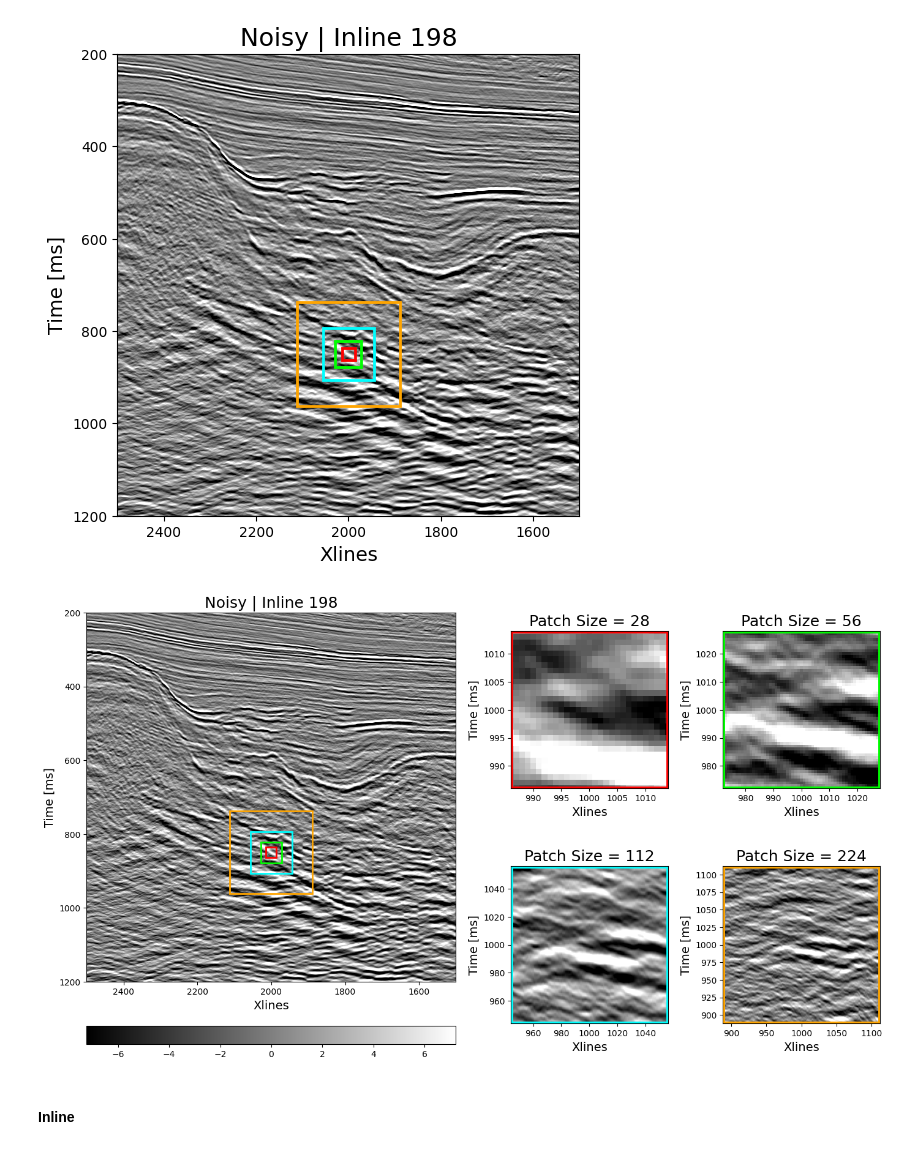
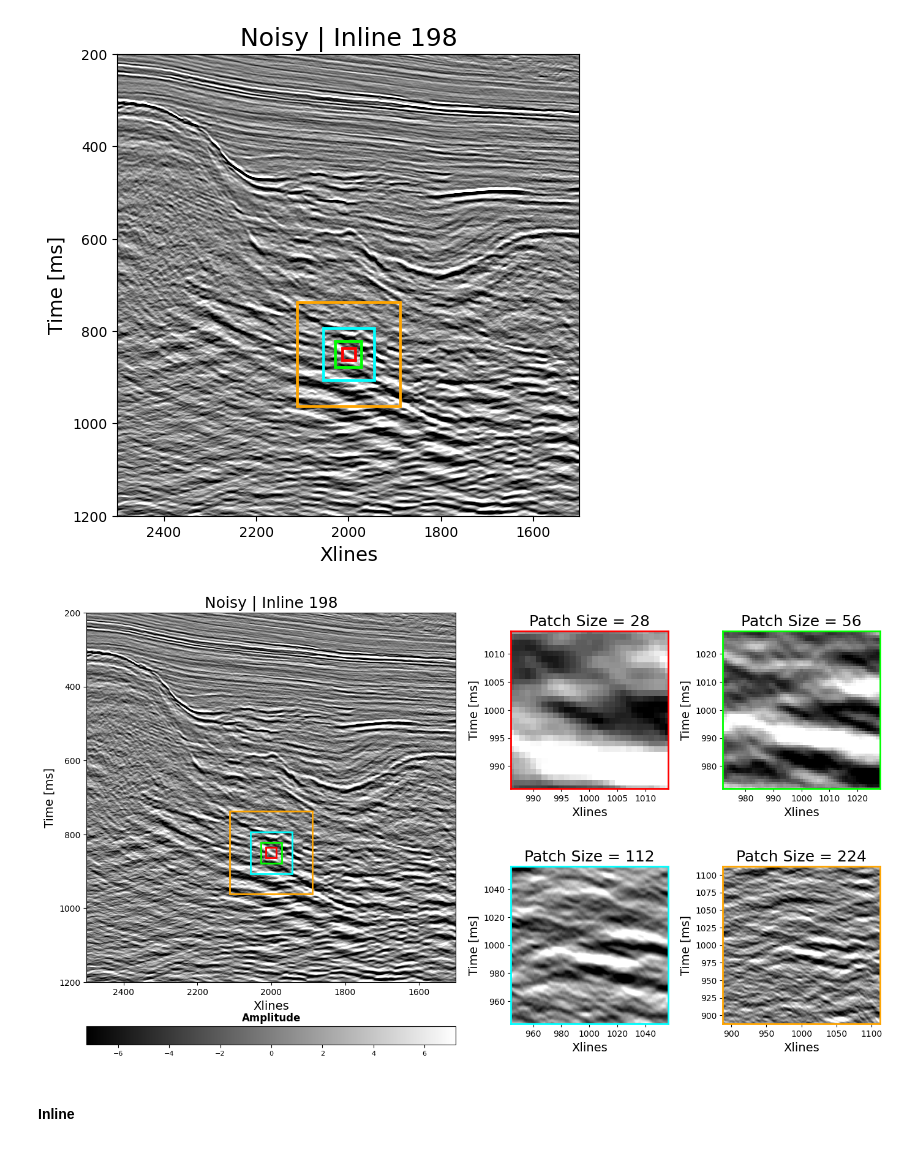
Before and after one commit to roderickperez/autoencoders, a Jupyter notebook: notebooks/Seismic/1_2D_Patch_Extraction.ipynb, the cells around one changed output. Drawn from its saved outputs; the diff is of its cells as text; code cells hidden in the pictures.

Commit message:
Increase frame size and change color in Figure 2

```diff
--- a/notebooks/Seismic/1_2D_Patch_Extraction.ipynb
+++ b/notebooks/Seismic/1_2D_Patch_Extraction.ipynb
@@ -248,57 +252,87 @@ for i in patchSizeList:
     color_frames = color_frames[1:]
 
 # Add horizontal colorbar
-plt.colorbar(orientation='horizontal', pad = 0.1, fraction = 0.05)
+cb = plt.colorbar(orientation='horizontal', pad = 0.1, fraction = 0.05)
+cb.ax.set_title('Amplitude', fontsize=12, weight='bold')
+cb.ax.tick_params(labelsize=8)
+
 
 plt.subplot(2,4,3)
+ax = plt.gca()
+ax.spines['bottom'].set_color('red')
+ax.spines['top'].set_color('red')
+ax.spines['right'].set_color('red')
+ax.spines['left'].set_color('red')
+ax.spines['bottom'].set_linewidth(2.0)
+ax.spines['top'].set_linewidth(2.0)
+ax.spines['right'].set_linewidth(2.0)
+ax.spines['left'].set_linewidth(2.0)
+
 plt.imshow(cubeNoisy[iline, :, :].T, cmap = 'gray', aspect='equal', vmin = -amplitude_max, vmax = amplitude_max)
 plt.xlabel('Xlines', fontsize = 14)
 plt.ylabel('Time [ms]', fontsize = 14)
 plt.title('Patch Size = 28', fontsize = 18)
 plt.xlim((2500 - 1500)-(28/2), (2500 - 1500)+(28/2))
 plt.ylim((1200-200)-(28/2), (1200-200)+(28/2))
-center_rect_x = (2500 - 1500)-(28/2)
-center_rect_y = (1200-200)-(28/2)
-rect = patches.Rectangle((center_rect_x, center_rect_y), 28, 28, linewidth=5.0, edgecolor='red', facecolor='none')
-plt.gca().add_patch(rect)
 
 plt.subplot(2,4,4)
+ax = plt.gca()
+ax.spines['bottom'].set_color('lime')
+ax.spines['top'].set_color('lime')
+ax.spines['right'].set_color('lime')
+ax.spines['left'].set_color('lime')
+
+ax.spines['bottom'].set_linewidth(2.0)
+ax.spines['top'].set_linewidth(2.0)
+ax.spines['right'].set_linewidth(2.0)
+ax.spines['left'].set_linewidth(2.0)
+
 plt.imshow(cubeNoisy[iline, :, :].T, cmap = 'gray', aspect='equal', vmin = -amplitude_max, vmax = amplitude_max)
 plt.xlabel('Xlines', fontsize = 14)
 plt.ylabel('Time [ms]', fontsize = 14)
 plt.title('Patch Size = 56', fontsize = 18)
 plt.xlim((2500 - 1500)-(56/2), (2500 - 1500)+(56/2))
 plt.ylim((1200-200)-(56/2), (1200-200)+(56/2))
-center_rect_x = (2500 - 1500)-(56/2)
-center_rect_y = (1200-200)-(56/2)
-rect = patches.Rectangle((center_rect_x, center_rect_y), 56, 56, linewidth=5.0, edgecolor='lime', facecolor='none')
-plt.gca().add_patch(rect)
 
 plt.subplot(2,4,7)
+ax = plt.gca()
+ax.spines['bottom'].set_color('cyan')
+ax.spines['top'].set_color('cyan')
+ax.spines['right'].set_color('cyan')
+ax.spines['left'].set_color('cyan')
+
+ax.spines['bottom'].set_linewidth(2.0)
+ax.spines['top'].set_linewidth(2.0)
+ax.spines['right'].set_linewidth(2.0)
+ax.spines['left'].set_linewidth(2.0)
+
 plt.imshow(cubeNoisy[iline, :, :].T, cmap = 'gray', aspect='equal', vmin = -amplitude_max, vmax = amplitude_max)
 plt.xlabel('Xlines', fontsize = 14)
 plt.ylabel('Time [ms]', fontsize = 14)
 plt.title('Patch Size = 112', fontsize = 18)
 plt.xlim((2500 - 1500)-(112/2), (2500 - 1500)+(112/2))
 plt.ylim((1200-200)-(112/2), (1200-200)+(112/2))
-center_rect_x = (2500 - 1500)-(112/2)
-center_rect_y = (1200-200)-(112/2)
-rect = patches.Rectangle((center_rect_x, center_rect_y), 112, 112, linewidth=5.0, edgecolor='cyan', facecolor='none')
-plt.gca().add_patch(rect)
 
 plt.subplot(2,4,8)
+ax = plt.gca()
+ax.spines['bottom'].set_color('orange')
+ax.spines['top'].set_color('orange')
+ax.spines['right'].set_color('orange')
+ax.spines['left'].set_color('orange')
+
+ax.spines['bottom'].set_linewidth(2.0)
+ax.spines['top'].set_linewidth(2.0)
+ax.spines['right'].set_linewidth(2.0)
+ax.spines['left'].set_linewidth(2.0)
+
 plt.imshow(cubeNoisy[iline, :, :].T, cmap = 'gray', aspect='equal', vmin = -amplitude_max, vmax = amplitude_max)
 plt.xlabel('Xlines', fontsize = 14)
 plt.ylabel('Time [ms]', fontsize = 14)
 plt.title('Patch Size = 224', fontsize = 18)
 plt.xlim((2500 - 1500)-(224/2), (2500 - 1500)+(224/2))
 plt.ylim((1200-200)-(224/2), (1200-200)+(224/2))
-center_rect_x = (2500 - 1500)-(224/2)
-center_rect_y = (1200-200)-(224/2)
-rect = patches.Rectangle((center_rect_x, center_rect_y), 224, 224, linewidth=5.0, edgecolor='orange', facecolor='none')
-plt.gca().add_patch(rect)
 
 plt.tight_layout()
 plt.show()
 # %% [output]
-[figure, old version]
+[figure, new version]
```
Also changed, not shown: parts of 10 cells of this notebook.
